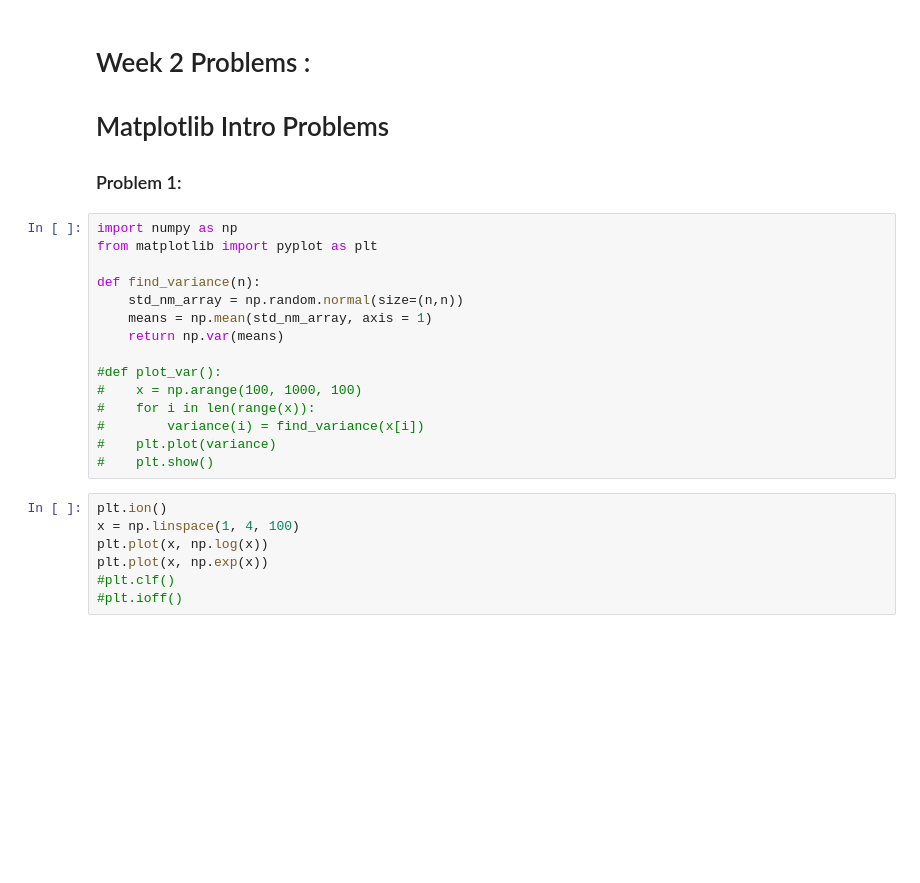
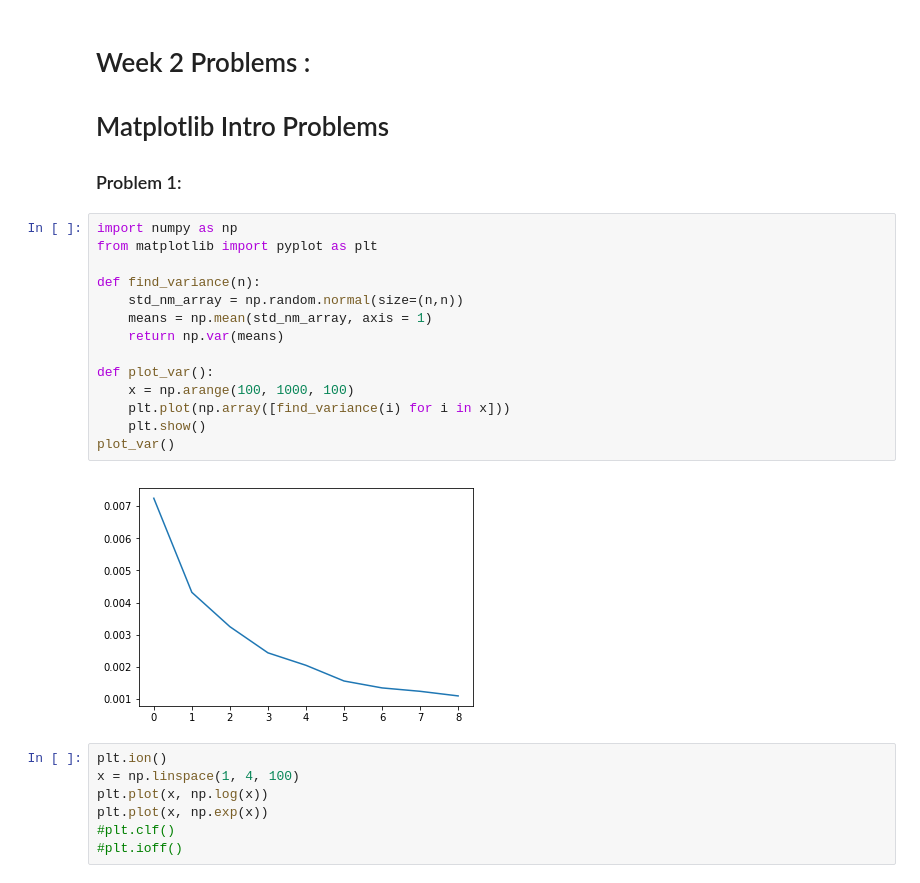
Before and after one commit to Cacheell/BootCamp2018, a Jupyter notebook: ProbSets/Comp/ProbSet2/Problem Set Questions.ipynb, the cells around one changed output. Drawn from its saved outputs; the diff is of its cells as text; blank space fills up the shorter version.

```diff
--- a/ProbSets/Comp/ProbSet2/Problem Set Questions.ipynb
+++ b/ProbSets/Comp/ProbSet2/Problem Set Questions.ipynb
@@ -8,18 +8,19 @@
 # %%
 import numpy as np
 from matplotlib import pyplot as plt
 
 def find_variance(n):
     std_nm_array = np.random.normal(size=(n,n))
     means = np.mean(std_nm_array, axis = 1)
     return np.var(means)
 
-#def plot_var():
-#    x = np.arange(100, 1000, 100)
-#    for i in len(range(x)):
-#        variance(i) = find_variance(x[i])
-#    plt.plot(variance)
-#    plt.show()
+def plot_var():
+    x = np.arange(100, 1000, 100)
+    plt.plot(np.array([find_variance(i) for i in x]))
+    plt.show()
+plot_var()
+# %% [output]
+[figure, added]
 # %%
 plt.ion()
 x = np.linspace(1, 4, 100)
```
Also changed, not shown: parts of 32 cells of this notebook, 1 other file.
